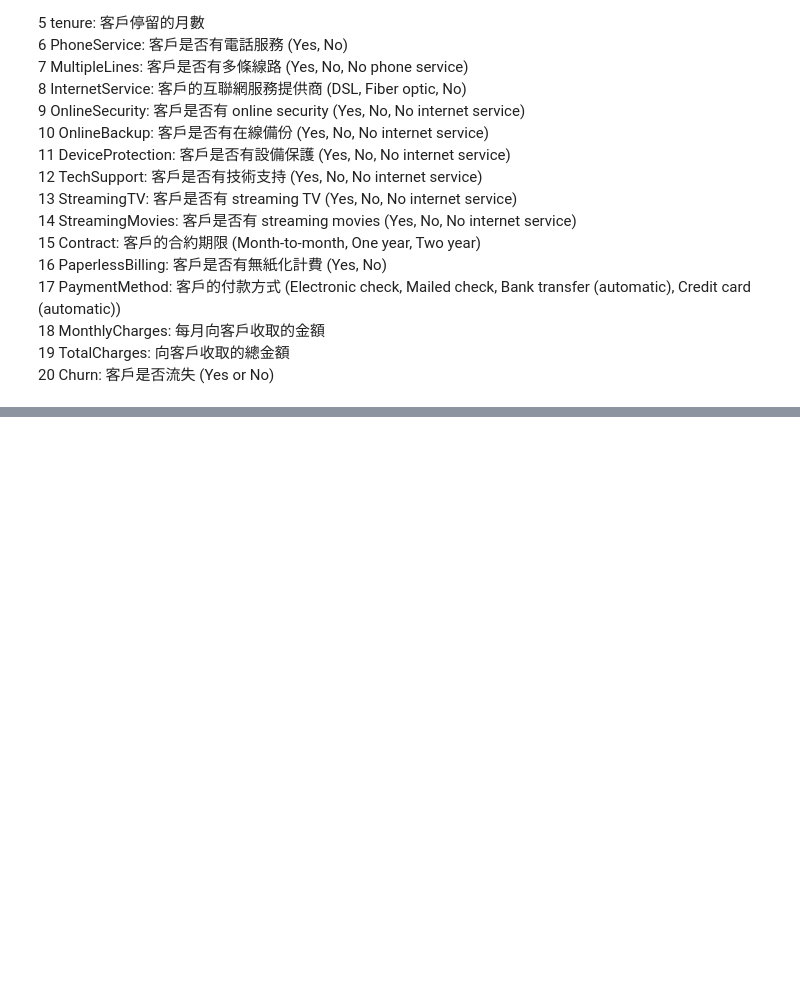
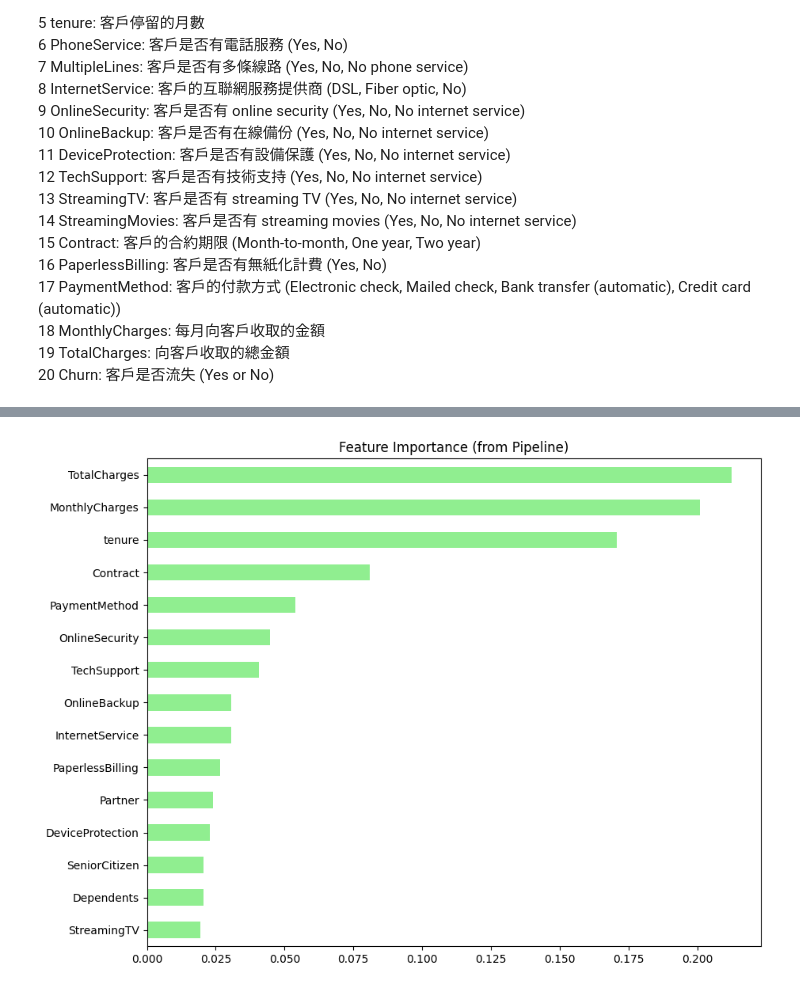
Before and after one commit to silverbacon9/Machine-Learning, a Jupyter notebook: code test/5. Ensemble Learning/2. EL_Classification.ipynb, the cells around one changed output, grey strips where cells are left out. Saved outputs shown, nothing was run; the diff lists cells and outputs as text; code cells hidden in the pictures; blank space fills up the shorter version.

```diff
--- a/code test/5. Ensemble Learning/2. EL_Classification.ipynb
+++ b/code test/5. Ensemble Learning/2. EL_Classification.ipynb
@@ -40,3 +51,7 @@ dataset.head()
 18  MonthlyCharges: 每月向客戶收取的金額
 19  TotalCharges: 向客戶收取的總金額
 20  Churn: 客戶是否流失 (Yes or No)
+# %%
+dataset['SeniorCitizen'] = dataset['SeniorCitizen'].astype(object)
+dataset['TotalCharges'] = pd.to_numeric(dataset['TotalCharges'], errors='coerce')
+dataset.head()
@@ -42,0 +108,67 @@ dataset.head()
+# %%
+dataset['TotalCharges'] = pd.to_numeric(dataset['TotalCharges'], errors='coerce')
+df = dataset.drop('customerID', axis=1)
+
+# 分離特徵與標籤
+X = df.drop('Churn', axis=1)
+y = df['Churn'].apply(lambda x: 1 if x == 'Yes' else 0)
+
+# 定義欄位類型
+categorical_cols = X.select_dtypes(include=['object']).columns.tolist()
+numeric_cols = X.select_dtypes(include=['int64', 'float64']).columns.tolist()
+
+# 2. 建立預處理器 (ColumnTransformer)
+# 數值欄位：自動填補缺失值
+numeric_transformer = SimpleImputer(strategy='mean') # 可調參數：strategy ('mean', 'median', 'most_frequent')
+
+# 類別欄位：編碼
+categorical_transformer = OrdinalEncoder(handle_unknown='use_encoded_value', unknown_value=-1)
+
+preprocessor = ColumnTransformer(
+    transformers=[
+        ('num', numeric_transformer, numeric_cols),
+        ('cat', categorical_transformer, categorical_cols)
+    ]
+)
+
+# 3. 建立 Pipeline (管線)
+pipeline = Pipeline(steps=[
+    ('preprocessor', preprocessor),
+    # --- 【可調參數區：特徵選擇】 ---
+    ('feature_selection', SelectKBest(
+        score_func=f_classif,
+        k=15  # <--- 可調整：保留多少個最重要的特徵 (1 到 19)
+    )),
+    # --- 【可調參數區：隨機森林】 ---
+    ('classifier', RandomForestClassifier(
+        n_estimators=100,    # <--- 可調整：樹的數量 (通常 100-500)
+        max_depth=None,      # <--- 可調整：樹的最大深度 (預防過擬合，可設 5-20)
+        min_samples_split=2, # <--- 可調整：分裂節點所需的最小樣本數
+        random_state=42      # 確保結果可重現
+    ))
+])
+
+# 4. 資料分割
+# 可調參數：test_size (測試集比例，通常 0.2 或 0.3)
+X_train, X_test, y_train, y_test = train_test_split(X, y, test_size=0.2, random_state=42)
+
+# 5. 訓練模型
+pipeline.fit(X_train, y_train)
+
+# 6. 評估與視覺化
+y_pred = pipeline.predict(X_test)
+print(f"Pipeline Accuracy: {accuracy_score(y_test, y_pred)}")
+print(classification_report(y_test, y_pred))
+
+# 提取重要性並繪圖
+selector = pipeline.named_steps['feature_selection']
+classifier = pipeline.named_steps['classifier']
+all_feature_names = numeric_cols + categorical_cols
+selected_features = [f for f, s in zip(all_feature_names, selector.get_support()) if s]
+
+feat_importances = pd.Series(classifier.feature_importances_, index=selected_features).sort_values(ascending=True)
+plt.figure(figsize=(10, 8))
+feat_importances.plot(kind='barh', color='lightgreen')
+plt.title('Feature Importance (from Pipeline)')
+plt.show()
+# %% [output]
@@ -42,0 +184 @@ dataset.head()
+[figure, added]
```
Also changed, not shown: parts of 6 cells of this notebook, 5 other files.
